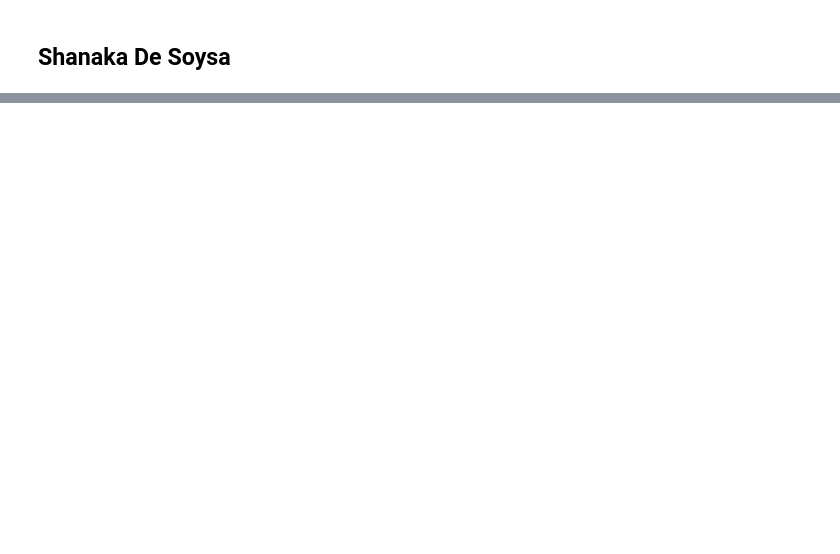
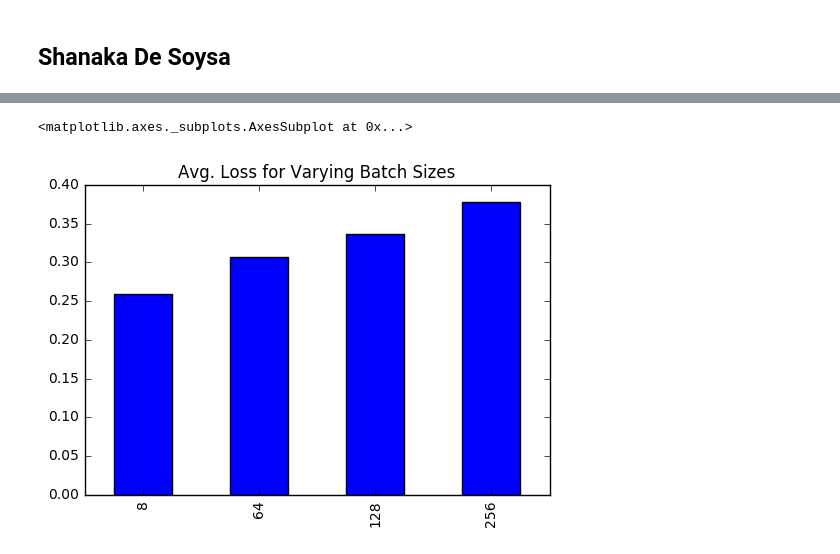
Before and after one commit to shanaka-desoysa/tensorflow, a Jupyter notebook: e63_Assign09_NN_TensorFlow-Shanaka_DeSoysa.ipynb, the cells around one changed output, grey strips where cells are left out. Cells and saved outputs as stored; diff of their text form; code cells hidden in the pictures; blank space fills up the shorter version.

```diff
--- a/e63_Assign09_NN_TensorFlow-Shanaka_DeSoysa.ipynb
+++ b/e63_Assign09_NN_TensorFlow-Shanaka_DeSoysa.ipynb
@@ -512,0 +534,5 @@ array([[             nan,              nan,              nan,
+# %%
+df.Loss.plot(kind='bar', color='b', title='Avg. Loss for Varying Batch Sizes')
+# %% [output]
+<matplotlib.axes._subplots.AxesSubplot at 0x...>
+[figure, added]
```
Also changed, not shown: parts of 125 cells of this notebook, 22 other files.
